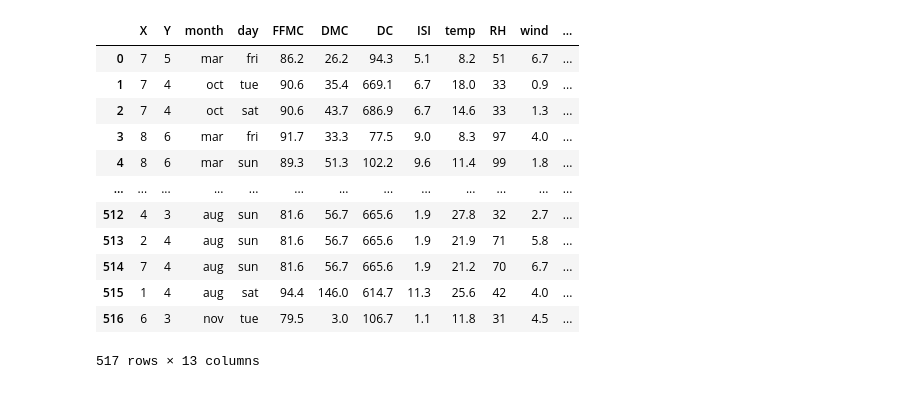
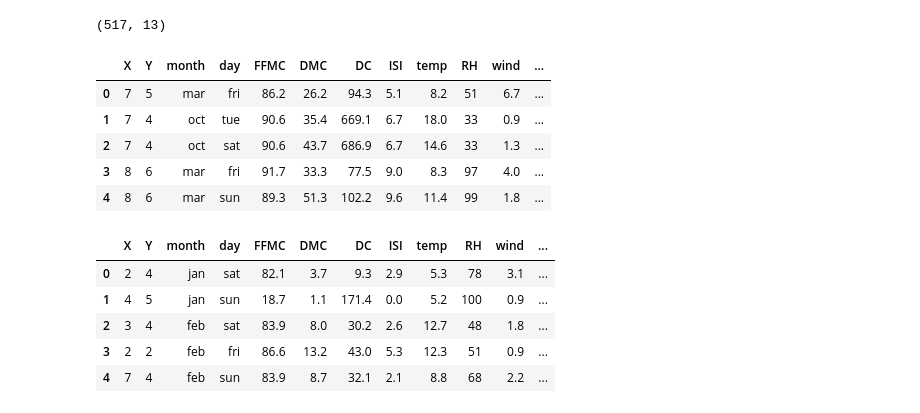
Before and after one commit to ryandhjeon/CS6010-seaborn-project, a Jupyter notebook: notebooks/assignment_5.ipynb, the cells around one changed output. Cells and saved outputs as stored; diff of their text form; code cells hidden in the pictures.

```diff
--- a/notebooks/assignment_5.ipynb
+++ b/notebooks/assignment_5.ipynb
@@ -8,16 +26,12 @@ ModuleNotFoundError: No module named 'bokeh'
 # %%
-pd.read_csv('../data/raw/forestfires.csv')
+ff = pd.read_csv('../data/raw/forestfires.csv')
+print(ff.shape)
+ff.head()
 # %% [output]
+(517, 13)
 |  | X | Y | month | day | FFMC | DMC | DC | ISI | temp | RH | wind | ... |
 | 0 | 7 | 5 | mar | fri | 86.2 | 26.2 | 94.3 | 5.1 | 8.2 | 51 | 6.7 | ... |
 | 1 | 7 | 4 | oct | tue | 90.6 | 35.4 | 669.1 | 6.7 | 18.0 | 33 | 0.9 | ... |
 | 2 | 7 | 4 | oct | sat | 90.6 | 43.7 | 686.9 | 6.7 | 14.6 | 33 | 1.3 | ... |
 | 3 | 8 | 6 | mar | fri | 91.7 | 33.3 | 77.5 | 9.0 | 8.3 | 97 | 4.0 | ... |
 | 4 | 8 | 6 | mar | sun | 89.3 | 51.3 | 102.2 | 9.6 | 11.4 | 99 | 1.8 | ... |
-| ... | ... | ... | ... | ... | ... | ... | ... | ... | ... | ... | ... | ... |
-| 512 | 4 | 3 | aug | sun | 81.6 | 56.7 | 665.6 | 1.9 | 27.8 | 32 | 2.7 | ... |
-| 513 | 2 | 4 | aug | sun | 81.6 | 56.7 | 665.6 | 1.9 | 21.9 | 71 | 5.8 | ... |
-| 514 | 7 | 4 | aug | sun | 81.6 | 56.7 | 665.6 | 1.9 | 21.2 | 70 | 6.7 | ... |
-| 515 | 1 | 4 | aug | sat | 94.4 | 146.0 | 614.7 | 11.3 | 25.6 | 42 | 4.0 | ... |
-| 516 | 6 | 3 | nov | tue | 79.5 | 3.0 | 106.7 | 1.1 | 11.8 | 31 | 4.5 | ... |
-517 rows × 13 columns
@@ -25,0 +40,11 @@ output_notebook()
+# %%
+ff['month'] = pd.Categorical(ff['month'], categories=months, ordered=True)
+ff = ff.reset_index(ff.sort_values(by='month', inplace=True), drop=True)
+ff.head()
+# %% [output]
+|  | X | Y | month | day | FFMC | DMC | DC | ISI | temp | RH | wind | ... |
+| 0 | 2 | 4 | jan | sat | 82.1 | 3.7 | 9.3 | 2.9 | 5.3 | 78 | 3.1 | ... |
+| 1 | 4 | 5 | jan | sun | 18.7 | 1.1 | 171.4 | 0.0 | 5.2 | 100 | 0.9 | ... |
+| 2 | 3 | 4 | feb | sat | 83.9 | 8.0 | 30.2 | 2.6 | 12.7 | 48 | 1.8 | ... |
+| 3 | 2 | 2 | feb | fri | 86.6 | 13.2 | 43.0 | 5.3 | 12.3 | 51 | 0.9 | ... |
+| 4 | 7 | 4 | feb | sun | 83.9 | 8.7 | 32.1 | 2.1 | 8.8 | 68 | 2.2 | ... |
```
Also changed, not shown: parts of 16 cells of this notebook.
